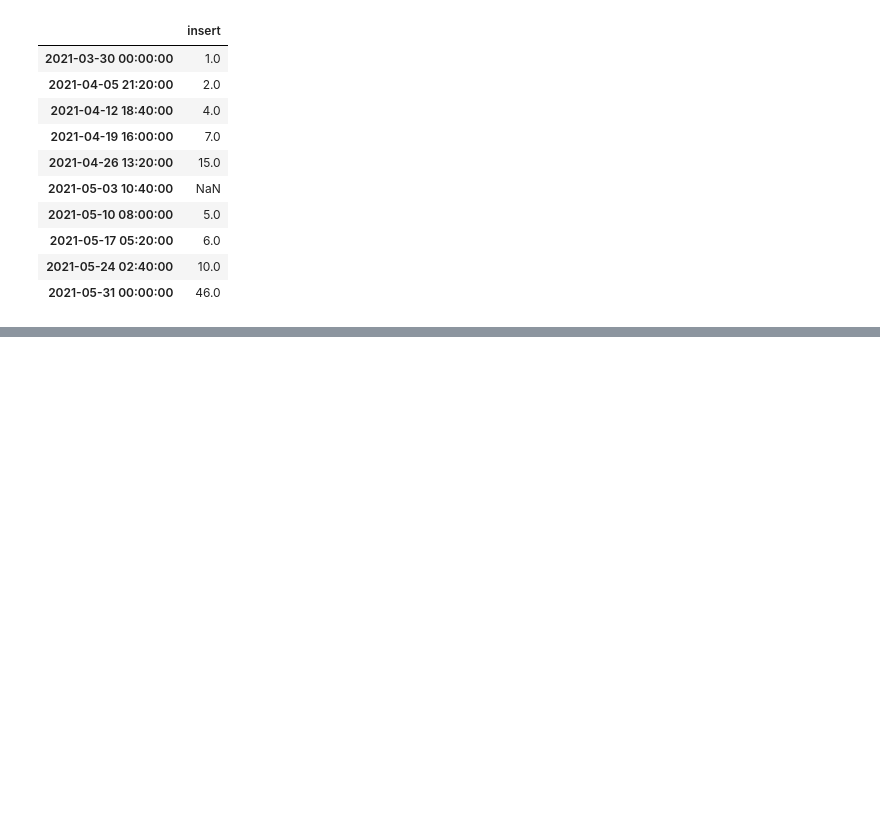
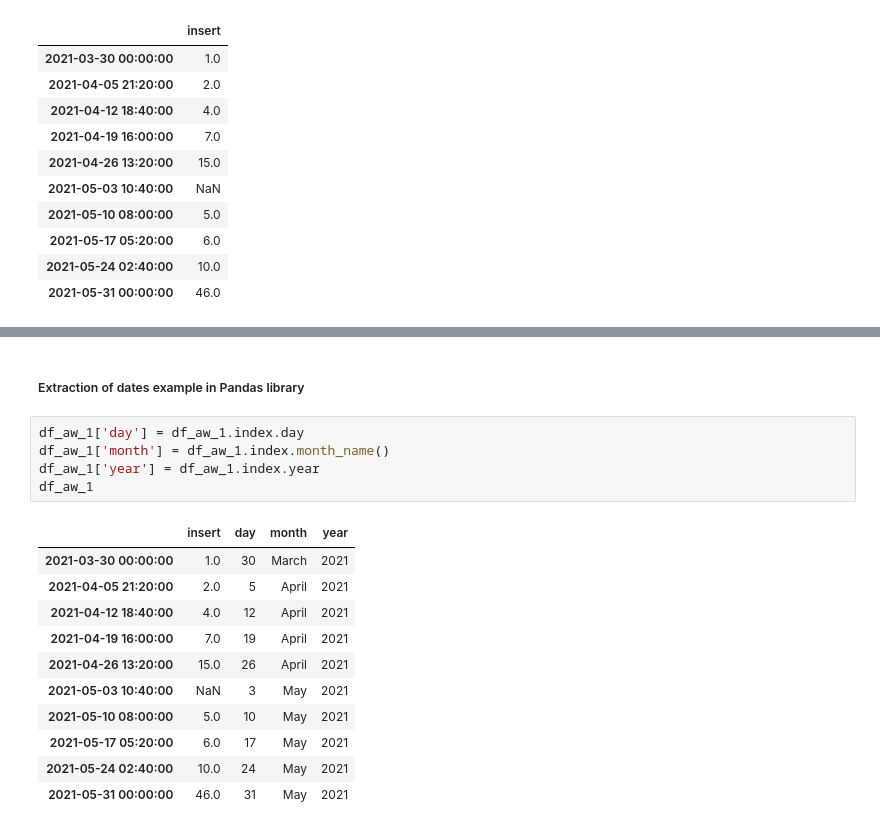
Before and after one commit to jdre1/Machine-Learning-Bootcamp, a Jupyter notebook: supervised/01_basic/extracting_featurtes.ipynb, the cells around one changed output, grey strips where cells are left out. Drawn from its saved outputs; the diff is of its cells as text; blank space fills up the shorter version.

```diff
--- a/supervised/01_basic/extracting_featurtes.ipynb
+++ b/supervised/01_basic/extracting_featurtes.ipynb
@@ -120,0 +148,19 @@ _ = df_aw_1['insert'].fillna(method='bfill').plot(grid=True, color='green')
+# %% [markdown]
+##### Extraction of dates example in Pandas library
+# %%
+df_aw_1['day'] = df_aw_1.index.day
+df_aw_1['month'] = df_aw_1.index.month_name()
+df_aw_1['year'] = df_aw_1.index.year
+df_aw_1
+# %% [output]
+|  | insert | day | month | year |
+| 2021-03-30 00:00:00 | 1.0 | 30 | March | 2021 |
+| 2021-04-05 21:20:00 | 2.0 | 5 | April | 2021 |
+| 2021-04-12 18:40:00 | 4.0 | 12 | April | 2021 |
+| 2021-04-19 16:00:00 | 7.0 | 19 | April | 2021 |
+| 2021-04-26 13:20:00 | 15.0 | 26 | April | 2021 |
+| 2021-05-03 10:40:00 | NaN | 3 | May | 2021 |
+| 2021-05-10 08:00:00 | 5.0 | 10 | May | 2021 |
+| 2021-05-17 05:20:00 | 6.0 | 17 | May | 2021 |
+| 2021-05-24 02:40:00 | 10.0 | 24 | May | 2021 |
+| 2021-05-31 00:00:00 | 46.0 | 31 | May | 2021 |
```
Also changed, not shown: parts of 12 cells of this notebook.
